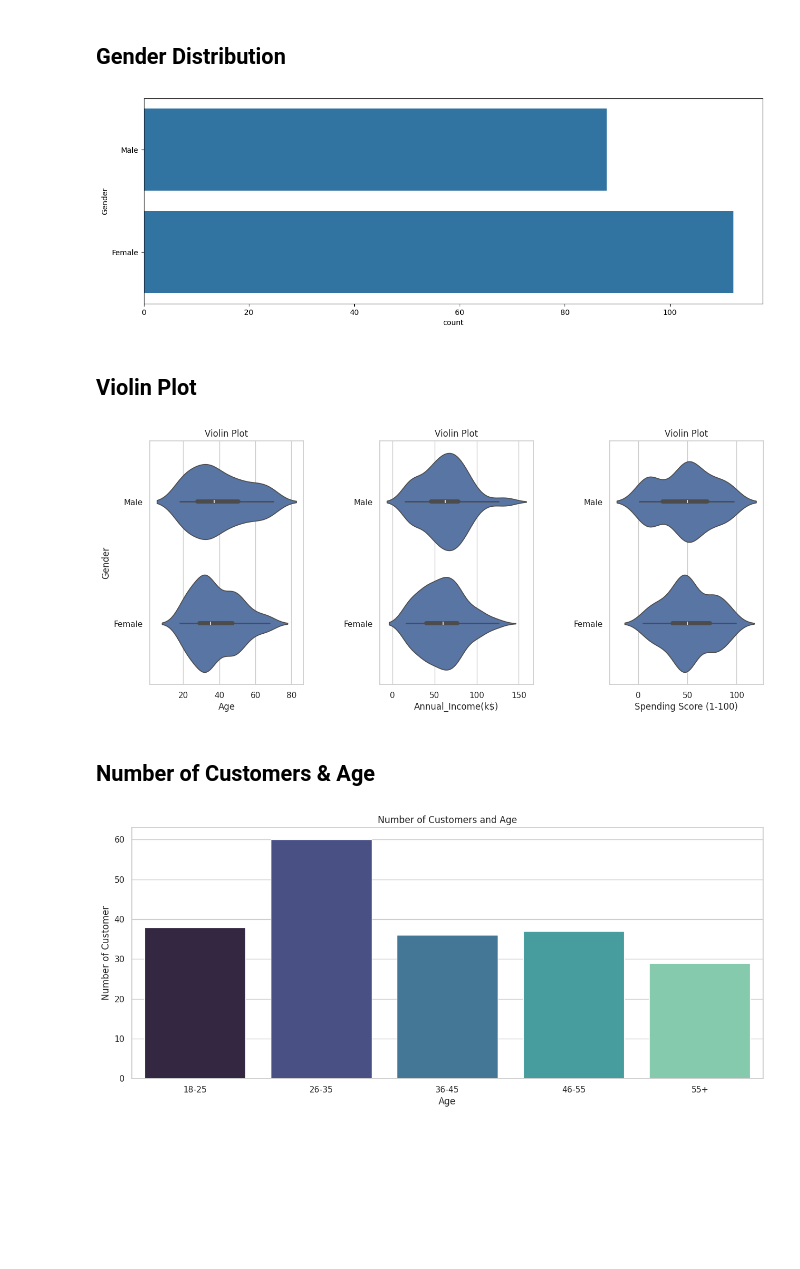
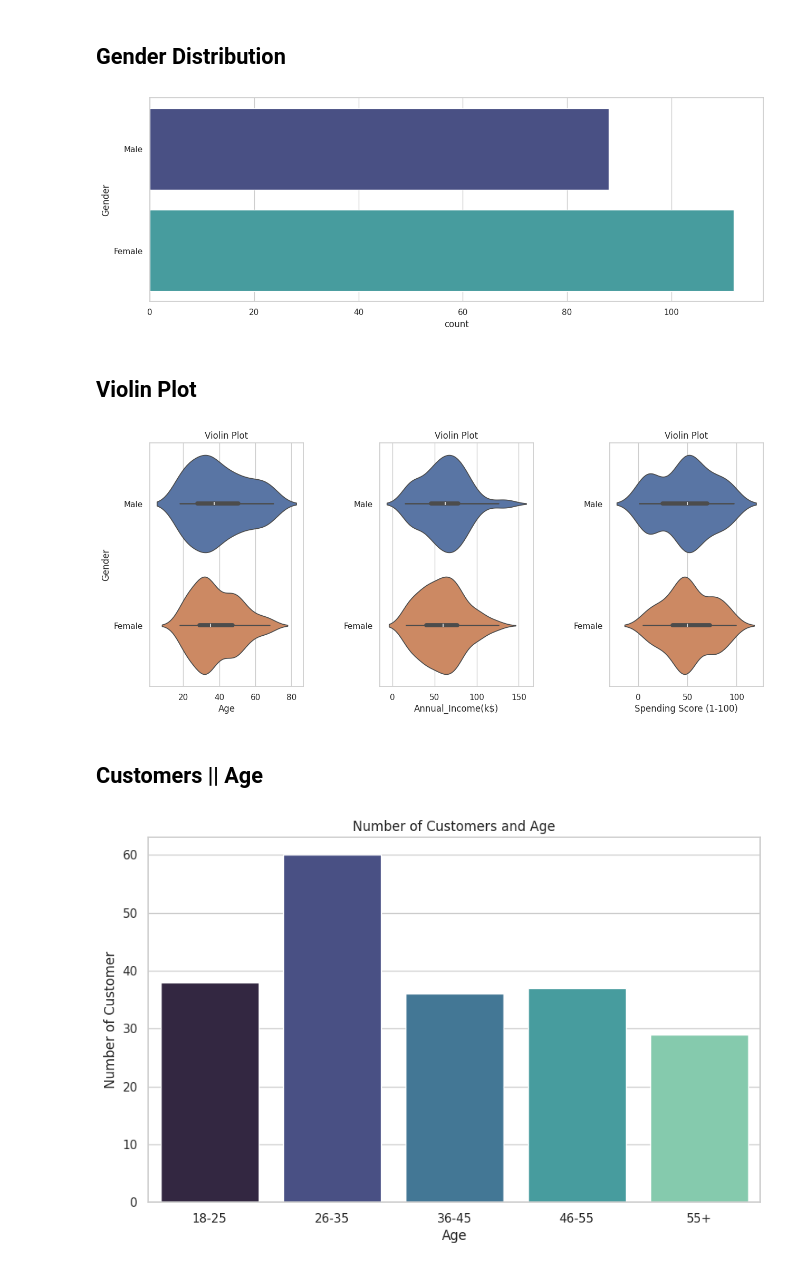
Before and after one commit to aved991/-common-_ML_techniques, a Jupyter notebook: CustomerSegmentation_K_Means.ipynb, the cells around one changed output. Drawn from its saved outputs; the diff is of its cells as text; code cells hidden in the pictures; blank space fills up the shorter version.

```diff
--- a/CustomerSegmentation_K_Means.ipynb
+++ b/CustomerSegmentation_K_Means.ipynb
@@ -117,10 +117,10 @@ plt.show()
 ##  **Gender Distribution**
 # %%
 plt.figure(figsize=(15,5))
-sns.countplot(y="Gender", data=df)
+sns.countplot(y="Gender",hue="Gender", data=df, palette='mako' )
 plt.show()
 # %% [output]
-[figure, old version]
+[figure, new version]
 # %% [markdown]
 ## **Violin Plot**
 # %%
@@ -131,32 +131,32 @@ for cols in ['Age', 'Annual_Income(k$)', 'Spending Score (1-100)']:
     plt.subplot(1,3,n)
     sns.set(style='whitegrid')
     plt.subplots_adjust(hspace=0.5, wspace=0.5)
-    sns.violinplot(x= cols,y='Gender', data=df)
+    sns.violinplot(x= cols,y='Gender',hue='Gender'  , data=df)
     plt.ylabel('Gender' if n==1 else '')
     plt.title('Violin Plot')
 
 plt.show()
 # %% [output]
-[figure, old version]
+[figure, new version]
 # %% [markdown]
-## **Number of Customers & Age**
+## **Customers || Age**
 # %%
 age_18_25= df.Age[(df.Age>=18) & (df.Age<=25)]
 age_26_35= df.Age[(df.Age>=26) & (df.Age<=35)]
 age_36_45= df.Age[(df.Age>=36) & (df.Age<=45)]
 age_46_55= df.Age[(df.Age>=46) & (df.Age<=55)]
 age_55above= df.Age[df.Age >=56]
 
 age_x=["18-25",'26-35', '36-45', '46-55', '55+']
 age_y=[len(age_18_25.values),len(age_26_35.values),len(age_36_45.values),len(age_46_55.values), len(age_55above.values)]
 
-plt.figure(figsize=(15,6))
+plt.figure(figsize=(10,6))
 sns.barplot(x=age_x, y=age_y, hue=age_x, palette='mako')
 
 plt.title('Number of Customers and Age')
 plt.ylabel('Number of Customer')
 plt.xlabel('Age')
 
 plt.show()
 # %% [output]
-[figure, old version]
+[figure, new version]
```
Also changed, not shown: parts of 30 cells of this notebook.
